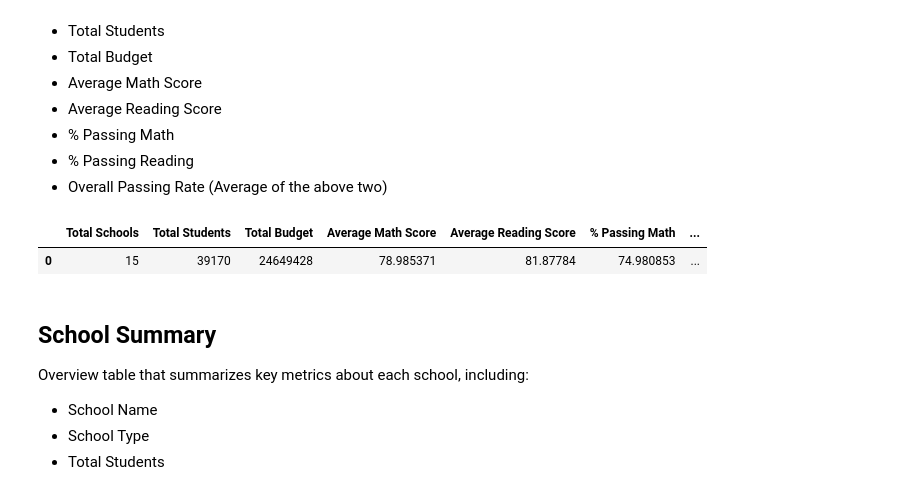
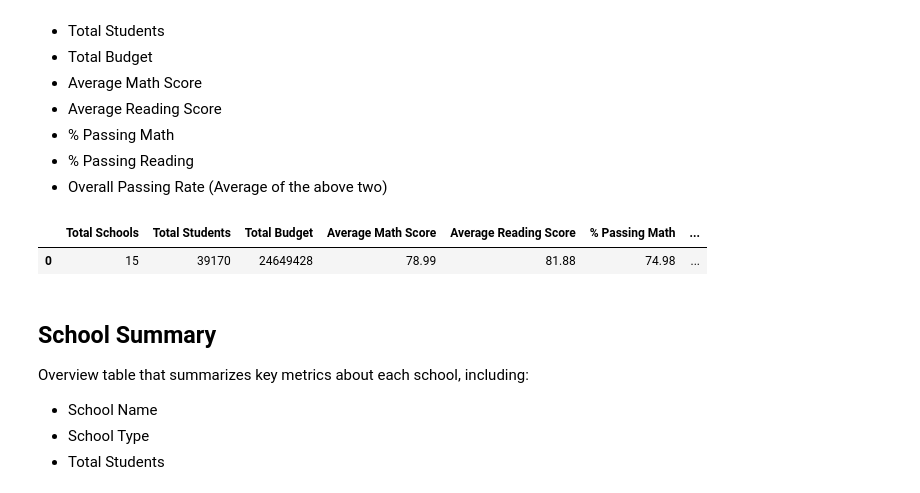
Before and after one commit to rupalimayekar/UTA-Python-Challenge, a Jupyter notebook: PyCitySchools/AcademyOfPy.ipynb, the cells around one changed output. Drawn from its saved outputs; the diff is of its cells as text; code cells hidden in the pictures.

```diff
--- a/PyCitySchools/AcademyOfPy.ipynb
+++ b/PyCitySchools/AcademyOfPy.ipynb
@@ -101,34 +112,42 @@ num_students = school_df['size'].sum()
 total_budget = school_df['budget'].sum()
 
 # Calculate average scores
 avg_math_score = student_df['math_score'].mean()
 avg_read_score = student_df['reading_score'].mean()
 
 # Calculate passing rates
 num_pass_math = len(student_df[student_df['math_score']>69])
 num_pass_read = len(student_df[student_df['reading_score']>69])
 
 percent_pass_math = (num_pass_math/num_students)*100
 percent_pass_read = (num_pass_read/num_students)*100
 
 overall_pass = (percent_pass_math + percent_pass_read)/2
 
 # Arrange the numbers in a table for display
 snapshot_df = pd.DataFrame({'Total Schools': [num_schools],
                             'Total Students': [num_students],
                             'Total Budget': [total_budget],
                             'Average Math Score': [avg_math_score],
                             'Average Reading Score': [avg_read_score],
                             '% Passing Math': [percent_pass_math],
                             '% Passing Reading': [percent_pass_read],
                             'Overall Passing Rate': [overall_pass]
                            })
 snapshot_df = snapshot_df[['Total Schools','Total Students','Total Budget','Average Math Score',
                           'Average Reading Score','% Passing Math','% Passing Reading','Overall Passing Rate']]
+
+# Format the columns
+snapshot_df['Average Math Score'] = snapshot_df['Average Math Score'].map("{0:.2f}".format)
+snapshot_df['Average Reading Score'] = snapshot_df['Average Reading Score'].map("{0:.2f}".format)
+snapshot_df['% Passing Math'] = snapshot_df['% Passing Math'].map("{0:.2f}".format)
+snapshot_df['% Passing Reading'] = snapshot_df['% Passing Reading'].map("{0:.2f}".format)
+snapshot_df['Overall Passing Rate'] = snapshot_df['Overall Passing Rate'].map("{0:.2f}".format)
+
 snapshot_df
 # %% [output]
 |  | Total Schools | Total Students | Total Budget | Average Math Score | Average Reading Score | % Passing Math | ... |
-| 0 | 15 | 39170 | 24649428 | 78.985371 | 81.87784 | 74.980853 | ... |
+| 0 | 15 | 39170 | 24649428 | 78.99 | 81.88 | 74.98 | ... |
 # %% [markdown]
 ## School Summary
 
```
Also changed, not shown: parts of 3 cells of this notebook, 1 other file.
